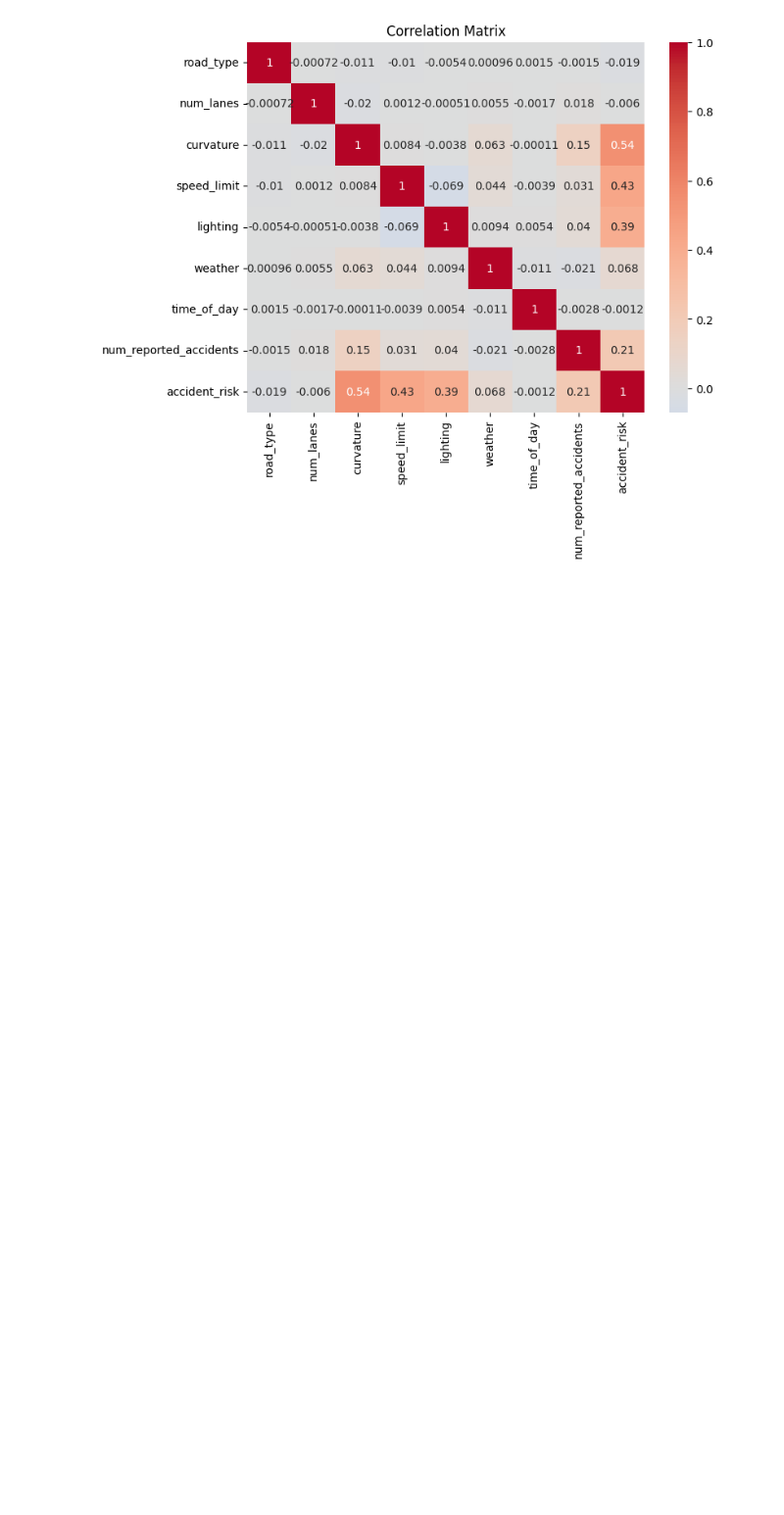
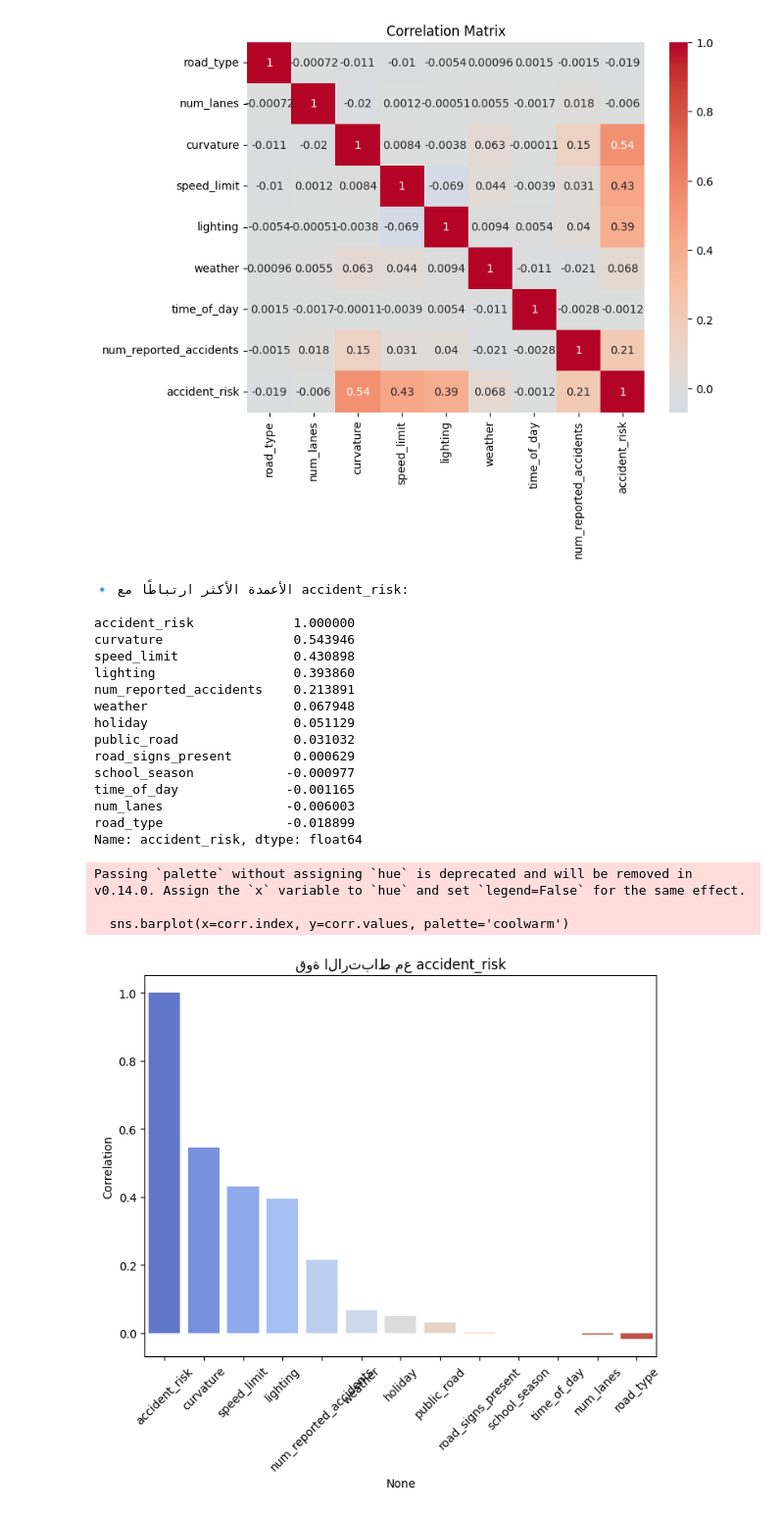
Before and after one commit to hananbahtiti/Predicting-Road-Accident-Risk, a Jupyter notebook: Predicting_Road_Accident_Risk.ipynb, the cells around one changed output. Shown at 98% size. Drawn from its saved outputs; the diff is of its cells as text; code cells hidden in the pictures; blank space fills up the shorter version.

```diff
--- a/Predicting_Road_Accident_Risk.ipynb
+++ b/Predicting_Road_Accident_Risk.ipynb
@@ -239,3 +239,55 @@ plt.title("Correlation Matrix")
 plt.show()
 # %% [output]
 [figure]
+# %%
+
+import pandas as pd
+import seaborn as sns
+import matplotlib.pyplot as plt
+
+# افترض أن data هو الـ DataFrame الخاص بك، ويحتوي على عمود 'accident_risk'
+
+# أولاً: تحويل الأعمدة object إلى أرقام
+for col in data.columns:
+    if data[col].dtype == 'object':
+        data[col], _ = pd.factorize(data[col])
+
+# التأكد من أن العمود المستهدف موجود
+if 'accident_risk' not in data.columns:
+    raise ValueError("❌ العمود 'accident_risk' غير موجود في DataFrame.")
+
+# ثانياً: حساب الارتباط
+corr = data.corr()['accident_risk'].sort_values(ascending=False)
+
+# ثالثاً: عرض القيم
+print("🔹 الأعمدة الأكثر ارتباطًا مع accident_risk:\n")
+print(corr)
+
+# رابعاً: رسم الأعمدة الأكثر ارتباطاً (اختياري)
+plt.figure(figsize=(8,6))
+sns.barplot(x=corr.index, y=corr.values, palette='coolwarm')
+plt.xticks(rotation=45)
+plt.title("قوة الارتباط مع accident_risk")
+plt.ylabel("Correlation")
+plt.show()
+# %% [output]
+🔹 الأعمدة الأكثر ارتباطًا مع accident_risk:
+
+accident_risk             1.000000
+curvature                 0.543946
+speed_limit               0.430898
+lighting                  0.393860
+num_reported_accidents    0.213891
+weather                   0.067948
+holiday                   0.051129
+public_road               0.031032
+road_signs_present        0.000629
+school_season            -0.000977
+time_of_day              -0.001165
+num_lanes                -0.006003
+road_type                -0.018899
+Name: accident_risk, dtype: float64
+Passing `palette` without assigning `hue` is deprecated and will be removed in v0.14.0. Assign the `x` variable to `hue` and set `legend=False` for the same effect.
+
+  sns.barplot(x=corr.index, y=corr.values, palette='coolwarm')
+[figure, added]
```
Also changed, not shown: parts of 1 cell of this notebook.
